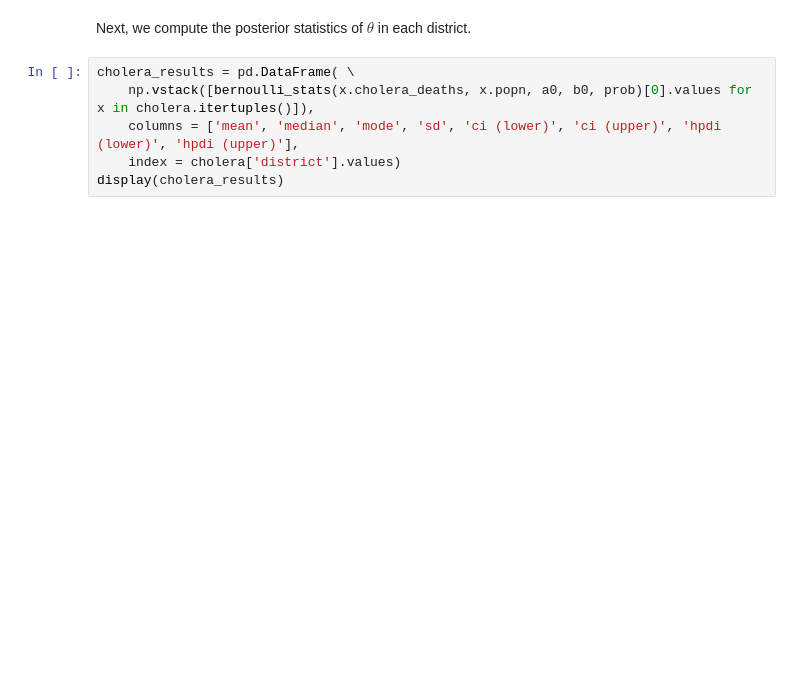
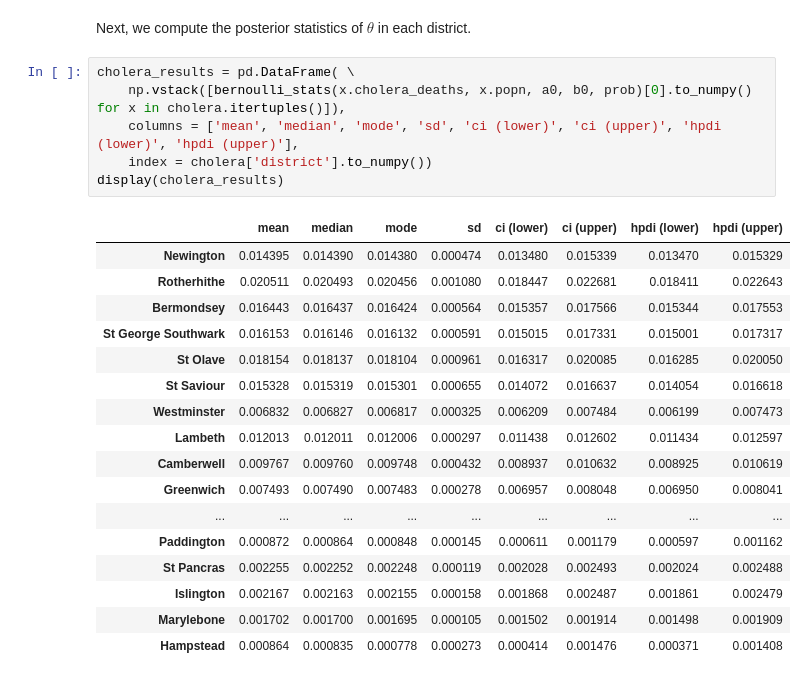
Before and after one commit to nakatsuma/probability_and_statistics, a Jupyter notebook: notebook-a/cholera.ipynb, the cells around one changed output. Drawn from its saved outputs; the diff is of its cells as text; blank space fills up the shorter version.

```diff
--- a/notebook-a/cholera.ipynb
+++ b/notebook-a/cholera.ipynb
@@ -135,7 +162,25 @@ display(results)
 Next, we compute the posterior statistics of $\theta$ in each district.
 # %%
 cholera_results = pd.DataFrame( \
-    np.vstack([bernoulli_stats(x.cholera_deaths, x.popn, a0, b0, prob)[0].values for x in cholera.itertuples()]),
+    np.vstack([bernoulli_stats(x.cholera_deaths, x.popn, a0, b0, prob)[0].to_numpy() for x in cholera.itertuples()]),
     columns = ['mean', 'median', 'mode', 'sd', 'ci (lower)', 'ci (upper)', 'hpdi (lower)', 'hpdi (upper)'],
-    index = cholera['district'].values)
+    index = cholera['district'].to_numpy())
 display(cholera_results)
+# %% [output]
+|  | mean | median | mode | sd | ci (lower) | ci (upper) | hpdi (lower) | hpdi (upper) |
+| Newington | 0.014395 | 0.014390 | 0.014380 | 0.000474 | 0.013480 | 0.015339 | 0.013470 | 0.015329 |
+| Rotherhithe | 0.020511 | 0.020493 | 0.020456 | 0.001080 | 0.018447 | 0.022681 | 0.018411 | 0.022643 |
+| Bermondsey | 0.016443 | 0.016437 | 0.016424 | 0.000564 | 0.015357 | 0.017566 | 0.015344 | 0.017553 |
+| St George Southwark | 0.016153 | 0.016146 | 0.016132 | 0.000591 | 0.015015 | 0.017331 | 0.015001 | 0.017317 |
+| St Olave | 0.018154 | 0.018137 | 0.018104 | 0.000961 | 0.016317 | 0.020085 | 0.016285 | 0.020050 |
+| St Saviour | 0.015328 | 0.015319 | 0.015301 | 0.000655 | 0.014072 | 0.016637 | 0.014054 | 0.016618 |
+| Westminster | 0.006832 | 0.006827 | 0.006817 | 0.000325 | 0.006209 | 0.007484 | 0.006199 | 0.007473 |
+| Lambeth | 0.012013 | 0.012011 | 0.012006 | 0.000297 | 0.011438 | 0.012602 | 0.011434 | 0.012597 |
+| Camberwell | 0.009767 | 0.009760 | 0.009748 | 0.000432 | 0.008937 | 0.010632 | 0.008925 | 0.010619 |
+| Greenwich | 0.007493 | 0.007490 | 0.007483 | 0.000278 | 0.006957 | 0.008048 | 0.006950 | 0.008041 |
+| ... | ... | ... | ... | ... | ... | ... | ... | ... |
+| Paddington | 0.000872 | 0.000864 | 0.000848 | 0.000145 | 0.000611 | 0.001179 | 0.000597 | 0.001162 |
+| St Pancras | 0.002255 | 0.002252 | 0.002248 | 0.000119 | 0.002028 | 0.002493 | 0.002024 | 0.002488 |
+| Islington | 0.002167 | 0.002163 | 0.002155 | 0.000158 | 0.001868 | 0.002487 | 0.001861 | 0.002479 |
+| Marylebone | 0.001702 | 0.001700 | 0.001695 | 0.000105 | 0.001502 | 0.001914 | 0.001498 | 0.001909 |
+| Hampstead | 0.000864 | 0.000835 | 0.000778 | 0.000273 | 0.000414 | 0.001476 | 0.000371 | 0.001408 |
```
Also changed, not shown: parts of 4 cells of this notebook, 14 other files.
